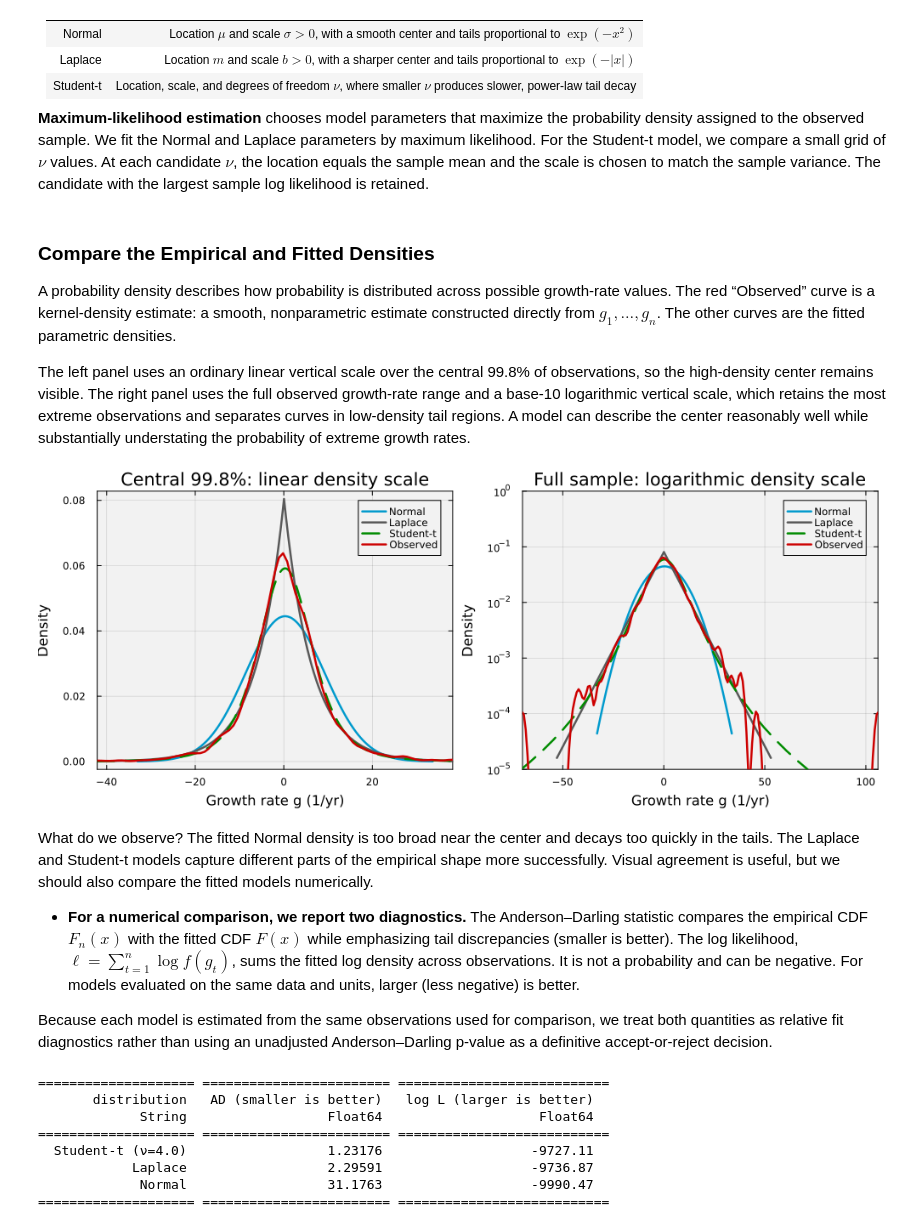
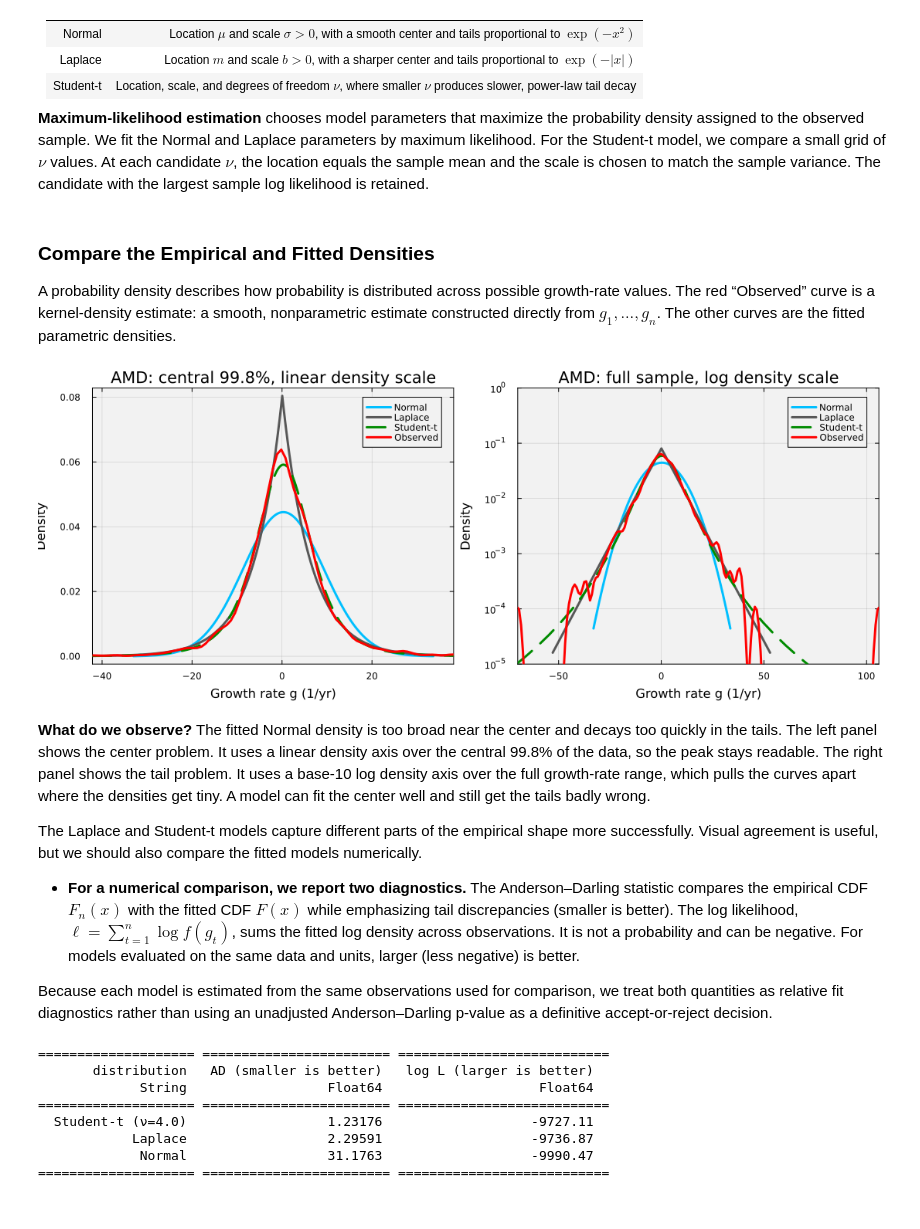
Before and after one commit to varnerlab/CHEME-5660-CourseRepository-Fall-2026, a Jupyter notebook: lectures/week-3/L3a/CHEME-5660-L3a-StylizedFacts-Example-Fall-2026.ipynb, the cells around one changed output. Cells and saved outputs as stored; diff of their text form; code cells hidden in the pictures.

```diff
--- a/lectures/week-3/L3a/CHEME-5660-L3a-StylizedFacts-Example-Fall-2026.ipynb
+++ b/lectures/week-3/L3a/CHEME-5660-L3a-StylizedFacts-Example-Fall-2026.ipynb
@@ -253,45 +249,45 @@ student_fit = student_candidates[best_student_index];
 ### Compare the Empirical and Fitted Densities
 
 A probability density describes how probability is distributed across possible growth-rate values. The red “Observed” curve is a kernel-density estimate: a smooth, nonparametric estimate constructed directly from $g_1,\ldots,g_n$. The other curves are the fitted parametric densities.
-
-The left panel uses an ordinary linear vertical scale over the central 99.8% of observations, so the high-density center remains visible. The right panel uses the full observed growth-rate range and a base-10 logarithmic vertical scale, which retains the most extreme observations and separates curves in low-density tail regions. A model can describe the center reasonably well while substantially understating the probability of extreme growth rates.
 # %%
 # Use a central-range linear panel and a full-range logarithmic tail panel.
 growth_rate_central_limits = quantile(growth_rate, [0.001, 0.999]);
 growth_rate_full_limits = extrema(growth_rate);
 
 p_linear = plot(
     normal_fit;
-    label="Normal", color=:deepskyblue3, linewidth=2.5,
+    label="Normal", color=:deepskyblue1, linewidth=3,
     xlims=(growth_rate_central_limits[1], growth_rate_central_limits[2]),
     xlabel="Growth rate g (1/yr)", ylabel="Density",
-    title="Central 99.8%: linear density scale", framestyle=:box,
+    title="$(ticker_to_visualize): central 99.8%, linear density scale", framestyle=:box,
     background_color=:gray95, background_color_outside=:white,
     left_margin=3Plots.mm, bottom_margin=4Plots.mm,
 );
-plot!(p_linear, laplace_fit; label="Laplace", color=:gray35, linewidth=2.5);
-plot!(p_linear, student_fit; label="Student-t", color=:green4, linewidth=2.5, linestyle=:dash);
-density!(p_linear, growth_rate; label="Observed", color=:red3, linewidth=2.5);
+plot!(p_linear, laplace_fit; label="Laplace", color=:grey34, linewidth=3);
+plot!(p_linear, student_fit; label="Student-t", color=:green4, linewidth=3, linestyle=:dash);
+density!(p_linear, growth_rate; label="Observed", color=:red, linewidth=3);
 
 p_log = plot(
     normal_fit;
-    label="Normal", color=:deepskyblue3, linewidth=2.5,
+    label="Normal", color=:deepskyblue1, linewidth=3,
     xlims=(growth_rate_full_limits[1], growth_rate_full_limits[2]),
     ylims=(1e-5, 1e0), yscale=:log10,
     xlabel="Growth rate g (1/yr)", ylabel="Density",
-    title="Full sample: logarithmic density scale", framestyle=:box,
+    title="$(ticker_to_visualize): full sample, log density scale", framestyle=:box,
     background_color=:gray95, background_color_outside=:white,
     left_margin=3Plots.mm, bottom_margin=4Plots.mm,
 );
-plot!(p_log, laplace_fit; label="Laplace", color=:gray35, linewidth=2.5);
-plot!(p_log, student_fit; label="Student-t", color=:green4, linewidth=2.5, linestyle=:dash);
-density!(p_log, growth_rate; label="Observed", color=:red3, linewidth=2.5);
+plot!(p_log, laplace_fit; label="Laplace", color=:grey34, linewidth=3);
+plot!(p_log, student_fit; label="Student-t", color=:green4, linewidth=3, linestyle=:dash);
+density!(p_log, growth_rate; label="Observed", color=:red, linewidth=3);
 
-plot(p_linear, p_log; layout=(1, 2), size=(1000, 400))
+plot(p_linear, p_log; layout=(1, 2), size=(1100, 430))
 # %% [output]
-[figure, old version]
+[figure, new version]
 # %% [markdown]
-What do we observe? The fitted Normal density is too broad near the center and decays too quickly in the tails. The Laplace and Student-t models capture different parts of the empirical shape more successfully. Visual agreement is useful, but we should also compare the fitted models numerically.
+__What do we observe?__ The fitted Normal density is too broad near the center and decays too quickly in the tails. The left panel shows the center problem. It uses a linear density axis over the central 99.8% of the data, so the peak stays readable. The right panel shows the tail problem. It uses a base-10 log density axis over the full growth-rate range, which pulls the curves apart where the densities get tiny. A model can fit the center well and still get the tails badly wrong.
+
+The Laplace and Student-t models capture different parts of the empirical shape more successfully. Visual agreement is useful, but we should also compare the fitted models numerically.
 
 * __For a numerical comparison, we report two diagnostics.__ The Anderson–Darling statistic compares the empirical CDF $F_n(x)$ with the fitted CDF $F(x)$ while emphasizing tail discrepancies (smaller is better). The log likelihood, $\ell=\sum_{t=1}^{n}\log f(g_t)$, sums the fitted log density across observations. It is not a probability and can be negative. For models evaluated on the same data and units, larger (less negative) is better.
 
```
Also changed, not shown: parts of 17 cells of this notebook, 1 other file.
